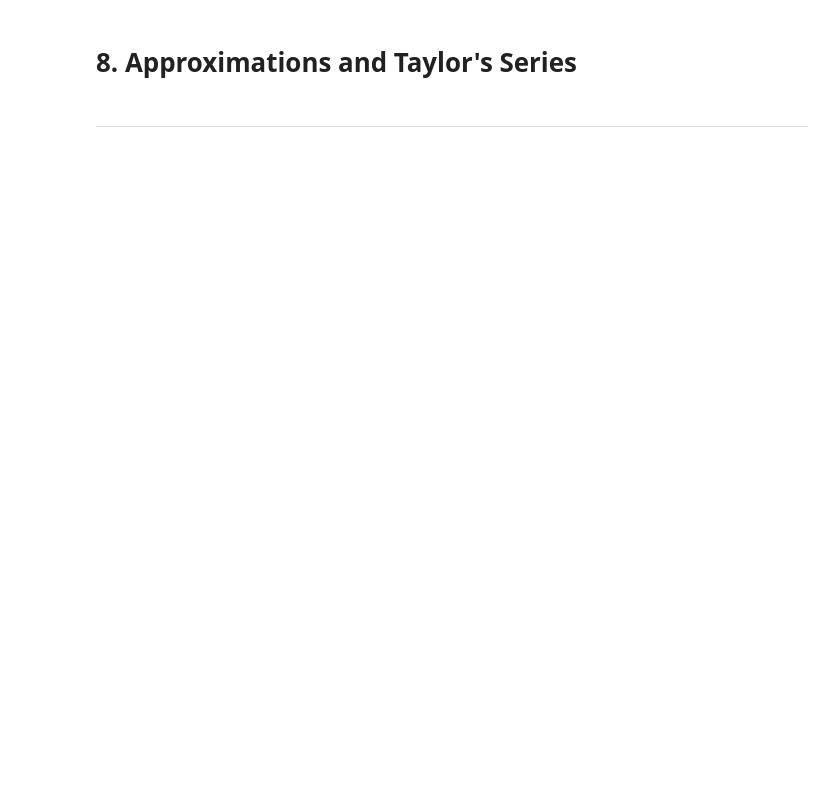
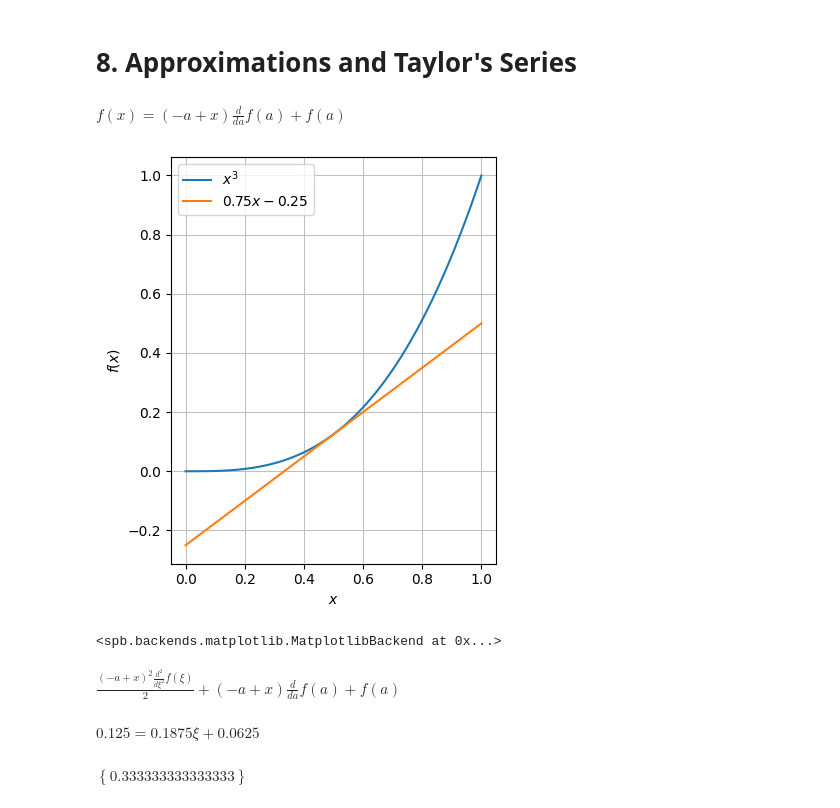
Before and after one commit to James-G-Hill/Sympy-Companion-to-Mathematics-Form-and-Function, a Jupyter notebook: ch06_concepts_of_calculus/08_approximations_and_taylors_series.ipynb, the cells around one changed output. Drawn from its saved outputs; the diff is of its cells as text; code cells hidden in the pictures; blank space fills up the shorter version.

```diff
--- a/ch06_concepts_of_calculus/08_approximations_and_taylors_series.ipynb
+++ b/ch06_concepts_of_calculus/08_approximations_and_taylors_series.ipynb
@@ -95,2 +2,0 @@ plt.show()
-# %% [markdown]
- ***
@@ -96,0 +20,38 @@ plt.show()
+# %%
+a, x = symbols('a, x')
+f = Function('f')
+
+linear_function = f(a) + (x - a) * f(a).diff(a)
+
+Eq(f(x), linear_function)
+# %% [output]
+$\displaystyle f{\left(x \right)} = \left(- a + x\right) \frac{d}{d a} f{\left(a \right)} + f{\left(a \right)}$
+# %%
+plot(
+    x**3,
+    linear_function.subs(f(a), a**3).subs(a, .5).doit(),
+    (x, 0, 1),
+    aspect='equal'
+)
+# %% [output]
+[figure, added]
+<spb.backends.matplotlib.MatplotlibBackend at 0x...>
+# %%
+xi = Symbol('ξ')
+
+iteration = linear_function + f(xi).diff(xi, xi) * ((x - a)**2 / 2)
+iteration
+# %% [output]
+$\displaystyle \frac{\left(- a + x\right)^{2} \frac{d^{2}}{d ξ^{2}} f{\left(ξ \right)}}{2} + \left(- a + x\right) \frac{d}{d a} f{\left(a \right)} + f{\left(a \right)}$
+# %%
+iteration_f_subs = {f(a): a**3, f(x): x**3, f(xi): xi**3}
+iteration_subs = {a: .25, x: .5}
+
+eq1 = Eq(f(x), iteration).subs(iteration_f_subs).subs(iteration_subs).doit()
+eq1
+# %% [output]
+$\displaystyle 0.125 = 0.1875 ξ + 0.0625$
+# %%
+solveset(eq1, xi)
+# %% [output]
+$\displaystyle \left\{0.333333333333333\right\}$
```
Also changed, not shown: parts of 15 cells of this notebook.
